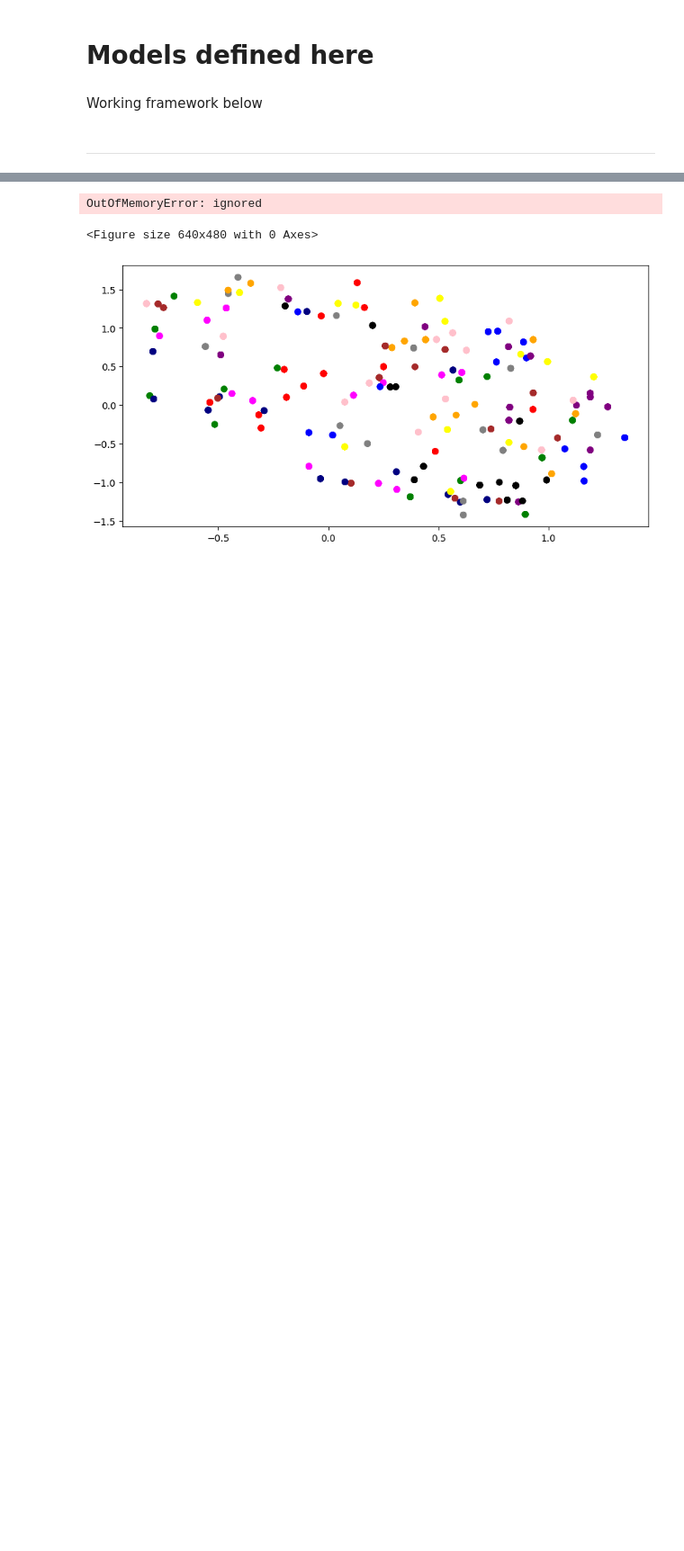
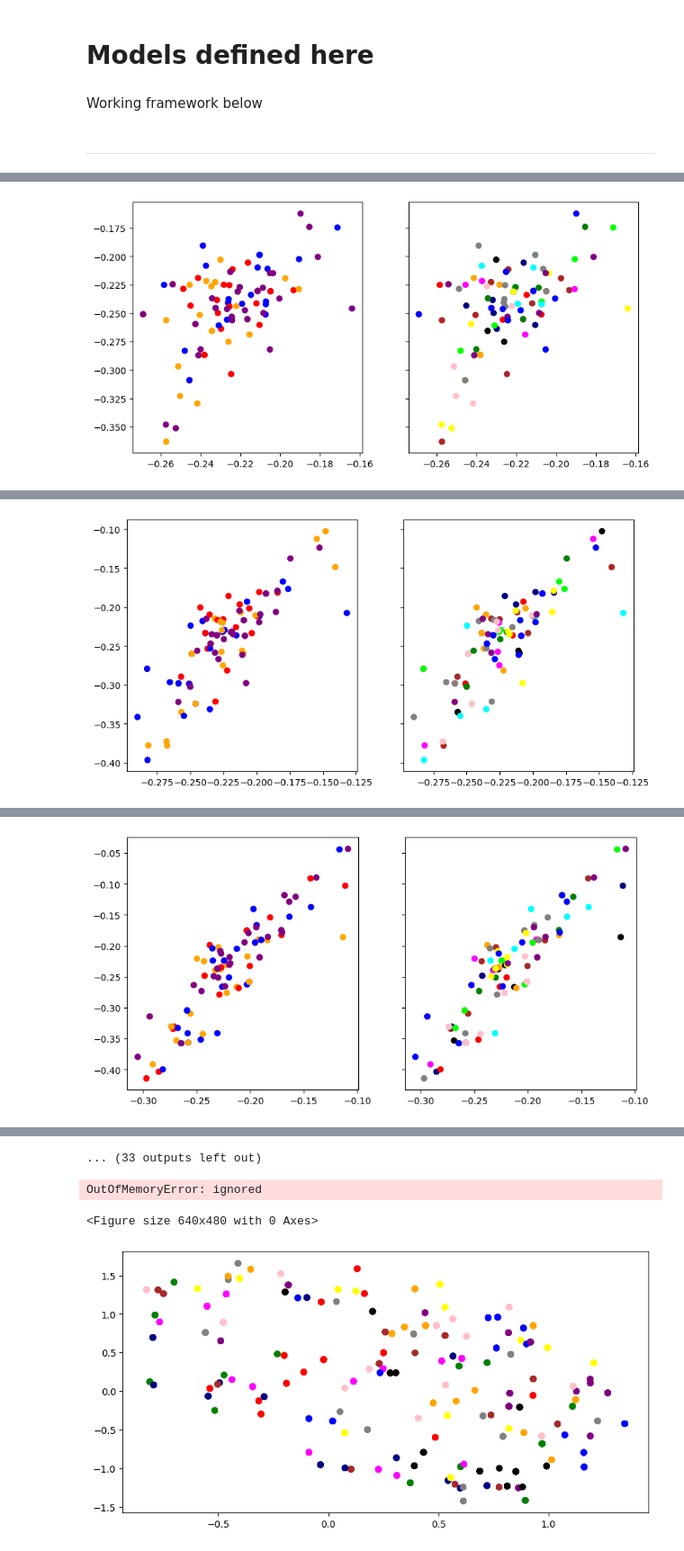
Before and after one commit to flori-margaritescu/human-judgements-honours, a Jupyter notebook: CNN_models_simple.ipynb, the cells around one changed output, grey strips where cells are left out. Shown at 90% size. Saved outputs shown, nothing was run; the diff lists cells and outputs as text; code cells hidden in the pictures; blank space fills up the shorter version.

```diff
--- a/CNN_models_simple.ipynb
+++ b/CNN_models_simple.ipynb
@@ -3738,7 +3755,7 @@ class HSJ(Dataset):
 
         if self.is_train:
             self.image_indices_range = (0,799)
-            self.length = 800
+            self.length = 900
         else:
             self.image_indices_range = (800,899)
             self.length = 100
@@ -3885,7 +3902,7 @@ def get_val_dataset(IMAGE_SIZE=100):
 train_dataset = get_train_dataset(IMAGE_SIZE = IMAGE_SIZE)
 val_dataset = get_val_dataset(IMAGE_SIZE = IMAGE_SIZE)
 train_dl = DataLoader(train_dataset,batch_size=BATCH_SIZE,shuffle=True,num_workers=2,pin_memory=True)
-val_dl = DataLoader(val_dataset,batch_size=BATCH_SIZE,shuffle=True,num_workers=2,pin_memory=True)
+val_dl = DataLoader(val_dataset,batch_size=1,shuffle=True,num_workers=2,pin_memory=True)
 # %% [markdown]
 # Models defined here
 # %%
@@ -3912,11 +3929,10 @@ class ResNet_Triplet34(nn.Module):
         self.Feature_Extractor = resnet34(pretrained=True)
         num_filters = self.Feature_Extractor.fc.in_features
         self.Feature_Extractor.fc = nn.Sequential(
-                  nn.Linear(num_filters,512),
-                  nn.LeakyReLU(),
-                  nn.Linear(512,10))
+                  nn.Linear(num_filters,num_filters),
+                  nn.LeakyReLU())
         self.Triplet_Loss = nn.Sequential(
-                  nn.Linear(10,2))
+                  nn.Linear(num_filters,2))
     def forward(self,x):
         features = self.Feature_Extractor(x)
         triplets = self.Triplet_Loss(features)
@@ -4168,2 +4201,8 @@ def train_model(path, image_type, model, frozen, similar):
 # %% [markdown]
 --------------------------------------------------------------------------------------
+# %%
+ResNet = ResNet_Triplet34()
+ResNet = ResNet.to(DEVICE)
+
+train_model(birds_disimilar_8rank2_BALANCED,"jpg", ResNet, False, False)
+# %% [output]
@@ -4169,0 +4220 @@ def train_model(path, image_type, model, frozen, similar):
+[figure, added]
@@ -4169,0 +4232 @@ def train_model(path, image_type, model, frozen, similar):
+[figure, added]
@@ -4169,0 +4244 @@ def train_model(path, image_type, model, frozen, similar):
+[figure, added]
@@ -4170,3 +4257,4 @@ def train_model(path, image_type, model, frozen, similar):
+... (33 outputs left out)
 # %%
 import torchvision.models
 
```
Also changed, not shown: parts of 3 cells of this notebook.
